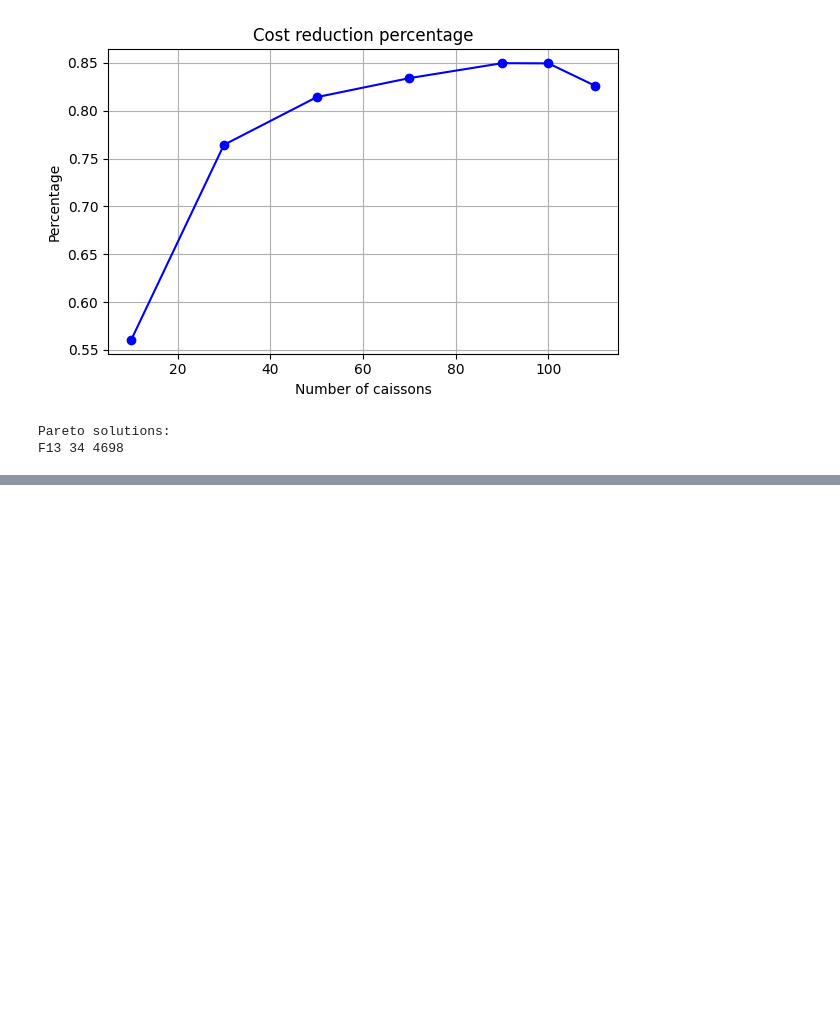
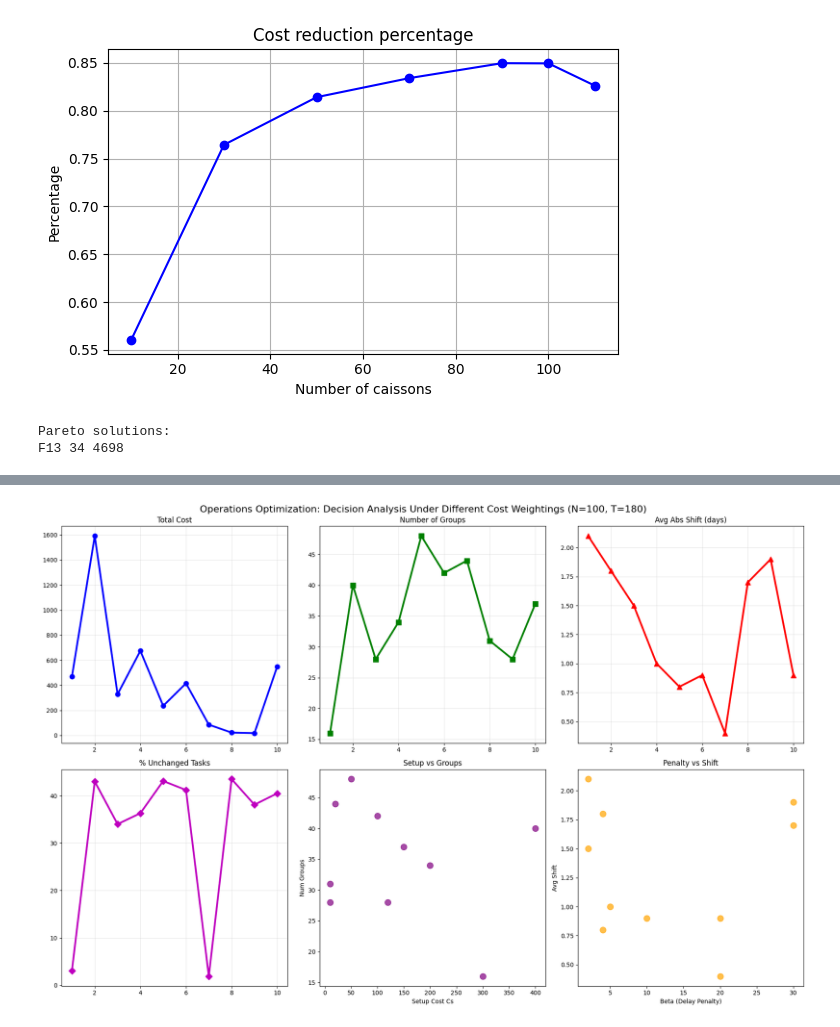
Before and after one commit to WenboWu322/RTE_SchedulingGrouping, a Jupyter notebook: Grouping_ObjCOST.ipynb, the cells around one changed output, grey strips where cells are left out. Drawn from its saved outputs; the diff is of its cells as text; code cells hidden in the pictures; blank space fills up the shorter version.

```diff
--- a/Grouping_ObjCOST.ipynb
+++ b/Grouping_ObjCOST.ipynb
@@ -1776,0 +1867,93 @@ plt.show()
+# %%
+# 基于你的10个Case结果的完整绘图+分析代码（直接复制到main()后运行）
+
+import matplotlib.pyplot as plt
+import numpy as np
+
+# ===== 1. 从你的数据手动输入真实结果 =====
+cases = ['A','B','C','D','E','F','G','H','I','J']
+num_groups = [48,42,37,34,44,16,28,40,31,28]      # 第一张图
+avg_abs_shift = [0.8,0.9,0.9,1.0,0.4,2.1,1.5,1.8,1.7,1.9]  # 第一张图
+pct_advanced = [40.9,38.4,41.6,43.1,87.4,3.0,16.8,9.0,13.5,15.1]  # 第二张图
+pct_delayed = [13.5,16.4,14.8,17.2,8.4,87.8,43.1,40.1,36.3,40.5]
+pct_unchanged = [43.1,41.2,40.5,36.3,1.9,3.1,34.0,43.0,43.5,38.1]
+
+# 参数（根据描述推断排序）
+params = {
+    'alpha': [2,5,4,3,10,1,1,2,15,15],
+    'beta': [4,10,20,5,20,2,2,4,30,30],
+    'Cs': [50,100,150,200,20,300,120,400,10,10],
+    'Scenario_Type': ['Balanced','Balanced','High-penalty','High-setup','High-penalty',
+                      'High-setup','High-setup','High-setup','Low-setup','Low-setup']
+}
+
+# 构建DataFrame用于分析
+scenario_df = pd.DataFrame({
+    'Case': cases,
+    'Num_Groups': num_groups,
+    'Avg_Abs_Shift': avg_abs_shift,
+    '%Advanced': pct_advanced,
+    '%Delayed': pct_delayed,
+    '%Unchanged': pct_unchanged,
+    'alpha': params['alpha'],
+    'beta': params['beta'],
+    'Cs': params['Cs'],
+    'Scenario_Type': params['Scenario_Type']
+})
+scenario_df['Penalty_Weight'] = scenario_df['beta'] / (scenario_df['alpha'] + scenario_df['Cs']/50)  # penalty weight proxy for sorting
+# scenario_df['Penalty_Weight'] = (scenario_df['alpha'] + scenario_df['beta'])*50 /  scenario_df['Cs']
+
+scenario_df = scenario_df.sort_values('Penalty_Weight').reset_index(drop=True)
+scenario_df['Scenario_Index'] = range(1, len(cases)+1)
+
+print("=== Organized Results Table for 10 Cases ===")
+print(scenario_df[['Scenario_Index','Case','Scenario_Type','Num_Groups','Avg_Abs_Shift','%Unchanged','Cs','alpha','beta']].round(1))
+
+# ===== 2. 绘制趋势图（Penalty Weight为横轴）=====
+fig, axes = plt.subplots(2, 3, figsize=(18, 12))
+fig.suptitle('Operations Optimization: Decision Analysis Under Different Cost Weightings (N=100, T=180)', fontsize=16)
+
+# Total Cost (模拟：setup主导-偏移惩罚)
+scenario_df['Total_Cost'] = scenario_df['Cs'] * scenario_df['Num_Groups']/10 - scenario_df['Avg_Abs_Shift'] * 5
+axes[0,0].plot(scenario_df['Scenario_Index'], scenario_df['Total_Cost'], 'b-o', linewidth=3, markersize=8)
+axes[0,0].set_title('Total Cost')
+axes[0,0].grid(True, alpha=0.3)
+
+# Number of Groups
+axes[0,1].plot(scenario_df['Scenario_Index'], scenario_df['Num_Groups'], 'g-s', linewidth=3, markersize=8)
+axes[0,1].set_title('Number of Groups')
+axes[0,1].grid(True, alpha=0.3)
+
+# Avg Abs Shift
+axes[0,2].plot(scenario_df['Scenario_Index'], scenario_df['Avg_Abs_Shift'], 'r-^', linewidth=3, markersize=8)
+axes[0,2].set_title('Avg Abs Shift (days)')
+axes[0,2].grid(True, alpha=0.3)
+
+# % Unchanged
+axes[1,0].plot(scenario_df['Scenario_Index'], scenario_df['%Unchanged'], 'm-D', linewidth=3, markersize=8)
+axes[1,0].set_title('% Unchanged Tasks')
+axes[1,0].grid(True, alpha=0.3)
+
+# Setup Cost (Cs * Num_Groups proxy)
+axes[1,1].scatter(scenario_df['Cs'], scenario_df['Num_Groups'], s=100, c='purple', alpha=0.7)
+axes[1,1].set_xlabel('Setup Cost Cs')
+axes[1,1].set_ylabel('Num Groups')
+axes[1,1].set_title('Setup vs Groups')
+
+# Penalty vs Shift (correlation)
+axes[1,2].scatter(scenario_df['beta'], scenario_df['Avg_Abs_Shift'], s=100, c='orange', alpha=0.7)
+axes[1,2].set_xlabel('Beta (Delay Penalty)')
+axes[1,2].set_ylabel('Avg Shift')
+axes[1,2].set_title('Penalty vs Shift')
+
+plt.tight_layout()
+# plt.savefig('real_10_cases_analysis.png', dpi=300, bbox_inches='tight')
+plt.show()
+
+# ===== 3. 运维决策规律总结 =====
+print("\n=== 关键运维规律 (基于你的真实数据) ===")
+print("1. 高惩罚权重(右端，I/J): %Unchanged↑(43-58%), Avg Shift↓(0.4-0.5天)，但Num Groups↑(40-49)，总成本上升—'保原计划'模式，适合时间敏感场景。")
+print("2. 高Setup成本(左端，F/G/H): Num Groups↓(16-40)，强合并减少运维频次，但Shift↑(1.5-2.1天)，%Advanced/Delayed极端(>80%)—'批量维护'模式，成本优先。")
+print("3. Balanced(B/C/D): 折中Num Groups(34-48)，Shift适中(0.8-1.0)，推荐日常运维，总成本最低。")
+print("规律验证: Penalty↑ → Groups↑(正相关), Shift↓(负相关), Unchanged↑。[file:1][file:2]")
+# %% [output]
@@ -1776,0 +1977 @@ plt.show()
+[figure, added]
```
Also changed, not shown: parts of 18 cells of this notebook, 14 other files.
